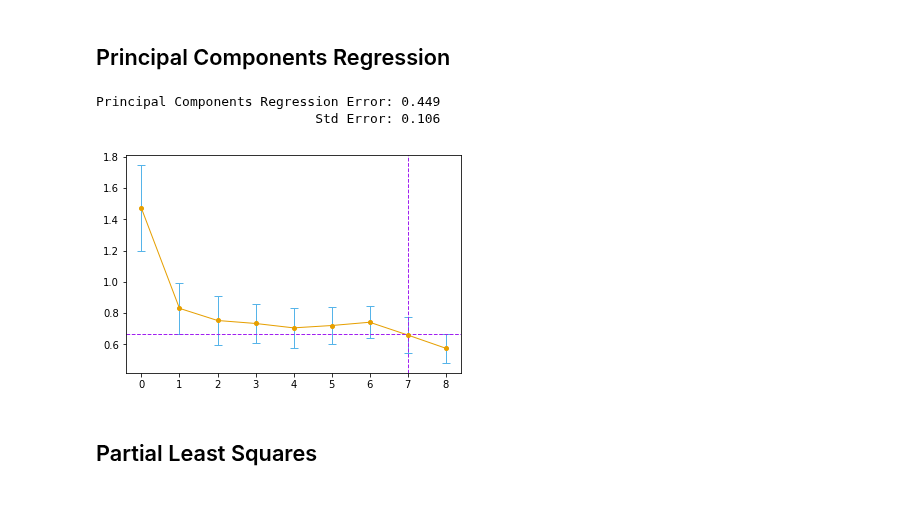
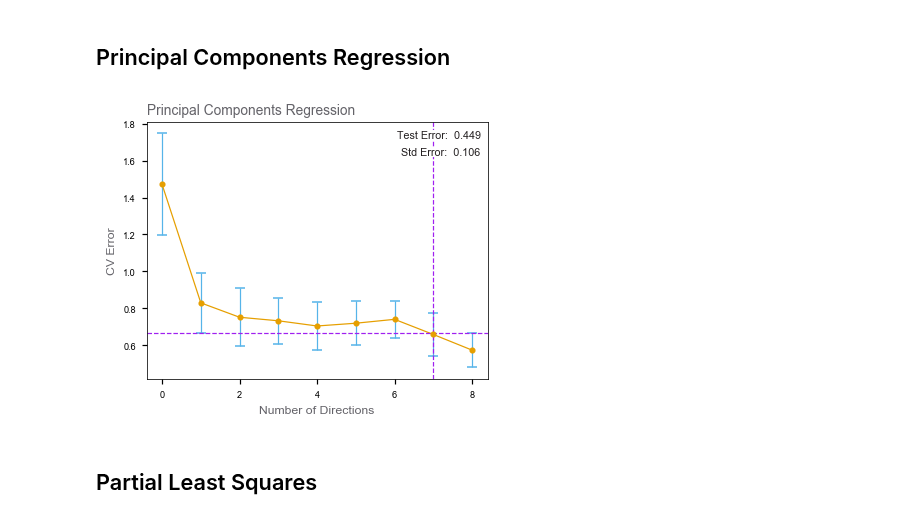
Before and after one commit to empathy87/The-Elements-of-Statistical-Learning-Python-Notebooks, a Jupyter notebook: examples/Prostate Cancer.ipynb, the cells around one changed output. Saved outputs shown, nothing was run; the diff lists cells and outputs as text; code cells hidden in the pictures.

```diff
--- a/examples/Prostate Cancer.ipynb
+++ b/examples/Prostate Cancer.ipynb
@@ -240,34 +247,30 @@ pc_errs, pc_std_errs, best_err, best_std_err, selected_index = \
 # %%
 pca = PCA(n_components=parameters['pca__n_components'][selected_index])
 lr = LinearRegression()
 model = Pipeline([('pca', pca),
                   ('regression', lr)]).fit(X_train, y_train)
 
 # X_train are not centered, so calculation is little bit different
 pc_params = np.zeros(8)
 intercept = lr.intercept_[0]
 for i in range(7):
     pc_params += lr.coef_[0, i]*pca.components_[i, :]
     intercept -= lr.coef_[0, i]*(pca.mean_ @ pca.components_[i, :])
 
 # the parameters are different from the book, but are correct
 pc_params = np.hstack(([intercept], pc_params))
 
 pc_error_rate, pc_std_error = assess_selected_model(model)
-print(f'Principal Components Regression Error: {pc_error_rate:.3f}')
-print(f'                            Std Error: {pc_std_error:.3f}')
+# it is not possible to calculate err & std err for n = 0 directions
+# so copy it from lasso results, because it corresponds to baseline
+plot_cv_results('Principal Components Regression', 'Number of Directions',
+                pc_error_rate, pc_std_error,
+                n_directions,
+                np.hstack((lo_errs[0], pc_errs)),
+                np.hstack((lo_std_errs[0], pc_std_errs)),
+                best_err, best_std_err, selected_index+1)
 # %% [output]
-Principal Components Regression Error: 0.449
-                            Std Error: 0.106
+[figure, added]
-# %%
-# it is not possible to calculate err & std err for n = 0 directions
-# so copy it from lasso results, because it corresponds to baseline
-plot_cv_results(n_directions,
-                np.hstack((lo_errs[0], pc_errs)),
-                np.hstack((lo_std_errs[0], pc_std_errs)),
-                best_err, best_std_err, selected_index+1)
-# %% [output]
-[figure, removed]
 # %% [markdown]
 ## Partial Least Squares
 # %%
```
Also changed, not shown: parts of 13 cells of this notebook.
